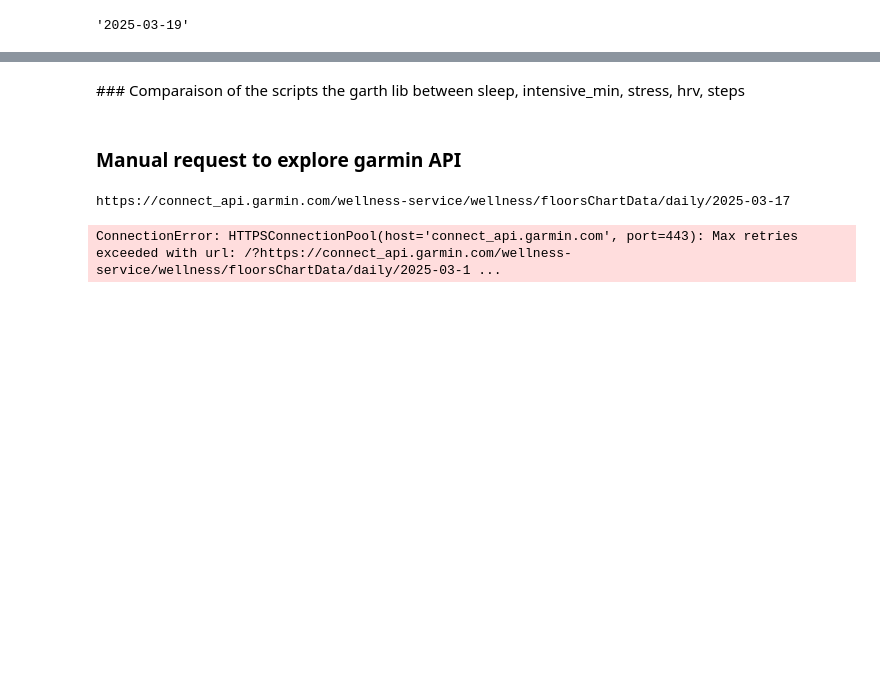
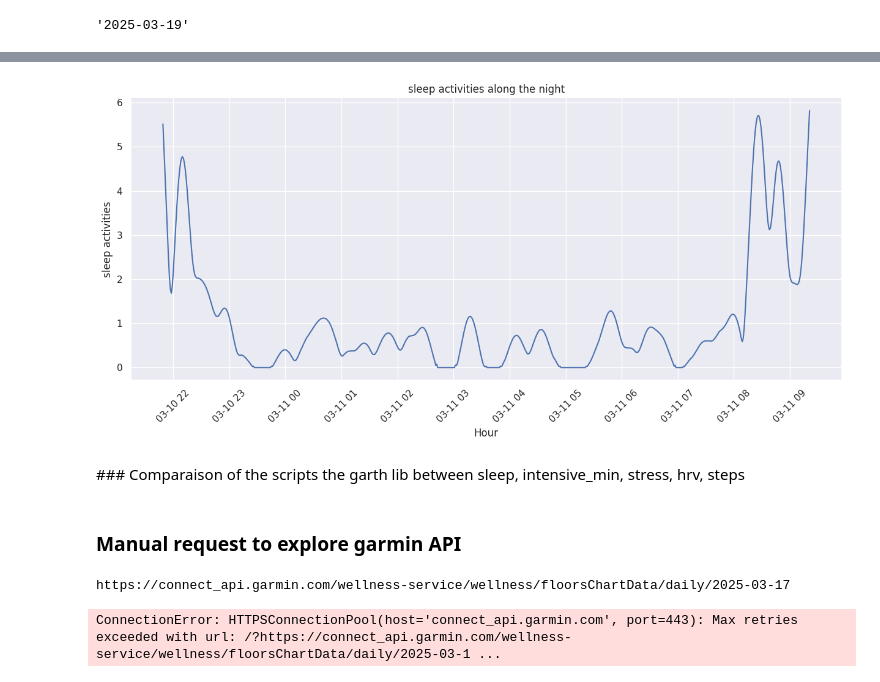
Before and after one commit to cavaliersanstete/running, a Jupyter notebook: garth_lib.ipynb, the cells around one changed output, grey strips where cells are left out. Cells and saved outputs as stored; diff of their text form; code cells hidden in the pictures; blank space fills up the shorter version.

Commit message:
sleep activity curves

```diff
--- a/garth_lib.ipynb
+++ b/garth_lib.ipynb
@@ -315,0 +281,26 @@ for movement_idx, sleep_movement in enumerate(weekly_sleep[0].sleep_movement):
+# %%
+starts_gmt: List[Dict[str,str]]= []
+ends_gmt: List[Dict[str,str]]= []
+activity_levels: List[Dict[str,int]]= []
+
+for movement_idx, sleep_movement in enumerate(weekly_sleep[0].sleep_movement):
+
+    starts_gmt.append(sleep_movement.start_gmt.isoformat())
+    ends_gmt.append(sleep_movement.end_gmt.isoformat())
+    activity_levels.append(sleep_movement.activity_level)
+
+
+with open('sleep_test2.json', "w") as f:
+
+    dict_movements: Dict[str,List[str]|List[int]] = {"starts_gmt":starts_gmt,
+                                                    "ends_gmt":ends_gmt,
+                                                    "activity_levels":activity_levels
+                                                    }
+
+    json.dump(dict_movements, f, indent = 4, default=str)
+# %%
+df_sleep:pd.DataFrame = pd.DataFrame({"starts_gmt":[datetime.fromisoformat(start_gmt) for start_gmt in starts_gmt],
+                                    "ends_gmt":[datetime.fromisoformat(end_gmt) for end_gmt in ends_gmt],
+                                    "activity_levels":activity_levels
+                                    })
+df_sleep.head()
@@ -316,3 +314,22 @@ for movement_idx, sleep_movement in enumerate(weekly_sleep[0].sleep_movement):
+# %%
+sns.set_theme()
+
+plt.figure(figsize=(15,6))
+
+sns.lineplot(x=df_sleep["starts_gmt"],y=df_sleep["activity_levels"])
+
+plt.gca().xaxis.set_major_locator(mdates.HourLocator())
+plt.gca().xaxis.set_major_formatter(mdates.AutoDateFormatter(mdates.HourLocator()))
+
+plt.xticks(rotation=45)
+
+plt.xlabel("Hour")
+plt.ylabel("sleep activities")
+plt.title("sleep activities along the night")
+
+plt.show()
+# %% [output]
+[figure, added]
 # %% [markdown]
 ### Comparaison of the scripts the garth lib between sleep, intensive_min, stress, hrv, steps
 # %%
```
Also changed, not shown: parts of 24 cells of this notebook, 1 other file.
